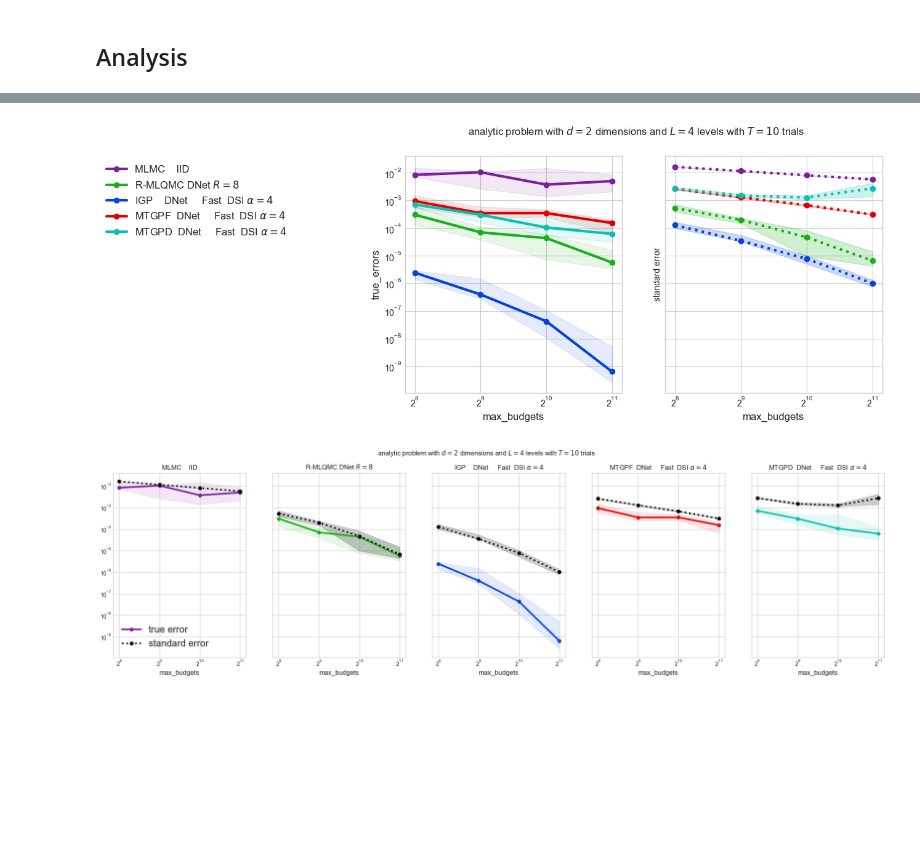
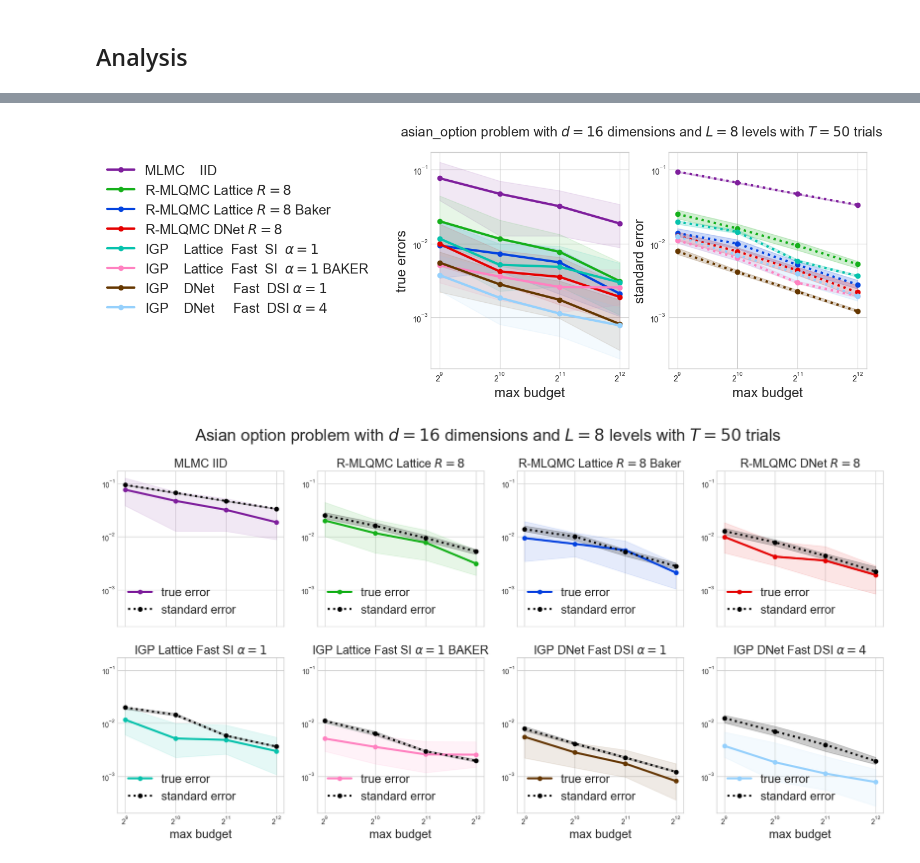
Before and after one commit to sandialabs/mlqmcpy, a Jupyter notebook: examples/budgeted_comparison/budgeted_comparison.ipynb, the cells around one changed output, grey strips where cells are left out. Drawn from its saved outputs; the diff is of its cells as text; code cells hidden in the pictures; blank space fills up the shorter version.

Commit message:
generate some nicer figures for MCM25 talk

```diff
--- a/examples/budgeted_comparison/budgeted_comparison.ipynb
+++ b/examples/budgeted_comparison/budgeted_comparison.ipynb
@@ -27,19 +27,19 @@ display(HTML("<style>pre { white-space: pre !important; }</style>"))
 # %% [markdown]
 ## Experiment
 # %%
-force_experiment = True
-# problem_dim_levels = (analytic,2,4)
-# problem_dim_levels = (borehole,8,2)
-# problem_dim_levels = (elliptic,8,4)
-# problem_dim_levels = (asian_option,16,8)
-problem_dim_levels = (steady_state_diffusion_1d,9,5)
+force_experiment = False
+#problem_dim_levels = (analytic,2,4)
+#problem_dim_levels = (borehole,8,2)
+#problem_dim_levels = (elliptic,8,4)
+problem_dim_levels = (asian_option,16,8)
+#problem_dim_levels = (steady_state_diffusion_1d,9,5)
 problem,dimension,num_levels = problem_dim_levels
-dataroot = "budgeted_comparison_data/comp.%s.d%d.levels%d.TEMP.replications/"%(problem.__name__,dimension,num_levels)
+dataroot = "budgeted_comparison_data/comp.%s.d%d.levels%d.BEST.replications/"%(problem.__name__,dimension,num_levels)
 if not os.path.exists(dataroot): os.makedirs(dataroot)
 if not os.path.isfile(dataroot+"data.npy") or force_experiment:
     # parameters
     # max_budgets = 2**np.arange(8,15)
-    max_budgets = 2**np.arange(8,12)
+    max_budgets = 2**np.arange(4,8)
     initial_cost_prop_max_budget = 1/4
     kwargs_fastgp_construct = {"requires_grad_lengthscales":True,"requires_grad_noise":False}
     kwargs_fastgp_fit = {"loss_metric":"MLL","stop_crit_improvement_threshold":1e0,"verbose":0}
@@ -68,7 +68,7 @@ if not os.path.isfile(dataroot+"data.npy") or force_experiment:
         # (r"R-MLQMC Lattice $R=32$ Baker",mp.GreedyMLQMCIterator,{"discrete_distribution_type":qp.Lattice,"replications":32},"BAKER"),
         # (r"R-MLQMC Lattice $R=64$ Baker",mp.GreedyMLQMCIterator,{"discrete_distribution_type":qp.Lattice,"replications":64},"BAKER"),
         ##  DNET
-        (r"R-MLQMC DNet $R=8$",mp.GreedyMLQMCIterator,{"discrete_distribution_type":qp.DigitalNetB2,"replications":8},None),
+        #(r"R-MLQMC DNet $R=8$",mp.GreedyMLQMCIterator,{"discrete_distribution_type":qp.DigitalNetB2,"replications":8},None),
         # (r"R-MLQMC DNet $R=16$",mp.GreedyMLQMCIterator,{"discrete_distribution_type":qp.DigitalNetB2,"replications":16},None),
         # (r"R-MLQMC DNet $R=32$",mp.GreedyMLQMCIterator,{"discrete_distribution_type":qp.DigitalNetB2,"replications":32},None),
         # (r"R-MLQMC DNet $R=64$",mp.GreedyMLQMCIterator,{"discrete_distribution_type":qp.DigitalNetB2,"replications":64},None),
@@ -267,42 +267,48 @@ fig.savefig(dataroot+"sample_allocation.pdf",transparent=True,bbox_inches="tight
 # %%
 fig,ax = pyplot.subplots(nrows=1,ncols=2,figsize=(5*2,5),sharey=True,sharex=True)
 for i,name in enumerate(names):
     for j,(vals,linestyle,alpha) in enumerate(zip([true_errors[i],std_errors[i]],[None,'dotted'],[.1,.2])):
         q_low = np.nanquantile(vals,.25,axis=1)
         q_med = np.nanquantile(vals,.5,axis=1)
         q_high = np.nanquantile(vals,.75,axis=1)
         ax[j].plot(max_budgets,q_med,marker='o',linestyle=linestyle,label=name,linewidth=LW,alpha=1,color=COLORS[i])
         #ax[j].scatter(costs[i],vals,color=COLORS[i])
         ax[j].fill_between(max_budgets,q_low,q_high,alpha=alpha,color=COLORS[i])
-ax[0].legend(frameon=False,fontsize="large",bbox_to_anchor=(-.5,1))
+ax[0].legend(frameon=False,fontsize="xx-large",bbox_to_anchor=(-.25,1))
 ax[0].set_yscale("log",base=10)
 ax[0].set_xscale("log",base=2)
-ax[0].set_ylabel("true_errors",fontsize="large")
-ax[1].set_ylabel("standard error")
+ax[0].set_ylabel("true errors",fontsize="xx-large")
+ax[1].set_ylabel("standard error",fontsize="xx-large")
 for j in range(2):
-    ax[j].set_xlabel("max_budgets",fontsize="large")
-fig.suptitle(r"%s problem with $d = %d$ dimensions and $L = %d$ levels with $T=%d$ trials"%(problem.__name__,dimension,num_levels,trials),fontsize="large");
+    ax[j].set_xlabel("max budget",fontsize="xx-large")
+    ax[j].tick_params(labelleft=True)
+fig.suptitle(r"%s problem with $d = %d$ dimensions and $L = %d$ levels with $T=%d$ trials"%(problem.__name__,dimension,num_levels,trials),fontsize="xx-large");
 fig.savefig(dataroot+"convergence_by_error.pdf",transparent=True,bbox_inches="tight")
-fig,ax = pyplot.subplots(nrows=1,ncols=len(names),figsize=(5*len(names),5+1),sharey=True,sharex=True)
+ncols = 4
+nrows = int(np.ceil(len(names)/ncols))
+fig,ax = pyplot.subplots(nrows=nrows,ncols=ncols,figsize=(5*ncols,4.5*nrows),sharey=True,sharex=True)
 for i,name in enumerate(names):
+    ii0,ii1 = i//ncols,i%ncols
     for j,(error_metric,vals,linestyle,alpha,color) in enumerate(zip(["true error","standard error"],[true_errors[i],std_errors[i]],[None,'dotted'],[.1,.2],[COLORS[i],'k'])):
         q_low = np.nanquantile(vals,.25,axis=1)
         q_med = np.nanquantile(vals,.5,axis=1)
         q_high = np.nanquantile(vals,.75,axis=1)
-        ax[i].plot(max_budgets,q_med,marker='o',linestyle=linestyle,label=error_metric,linewidth=LW,alpha=1,color=color)
-        #ax[j].scatter(costs[i],vals,color=COLORS[i])
-        ax[i].fill_between(max_budgets,q_low,q_high,alpha=alpha,color=color)
-        ax[i].set_title(name,fontsize="large")
-ax[0].legend(frameon=False,fontsize="xx-large")
-ax[0].set_yscale("log",base=10)
-ax[0].set_xscale("log",base=2)
-for j in range(len(names)):
-    ax[j].set_xlabel("max_budgets",fontsize="large")
-fig.suptitle(r"%s problem with $d = %d$ dimensions and $L = %d$ levels with $T=%d$ trials"%(problem.__name__,dimension,num_levels,trials),fontsize="large");
+        ax[ii0,ii1].plot(max_budgets,q_med,marker='o',linestyle=linestyle,label=error_metric,linewidth=LW,alpha=1,color=color)
+        #ax[ii0,ii1].scatter(costs[i],vals,color=COLORS[i])
+        ax[ii0,ii1].fill_between(max_budgets,q_low,q_high,alpha=alpha,color=color)
+        ax[ii0,ii1].set_title(' '.join(name.split()),fontsize="xx-large")
+        ax[ii0,ii1].legend(frameon=False,fontsize="xx-large",loc="lower left")
+ax[0,0].set_yscale("log",base=10)
+ax[0,0].set_xscale("log",base=2)
+for j in range(ncols):
+    ax[-1,j].set_xlabel("max budget",fontsize="xx-large")
+    for i in range(nrows):
+        ax[i,j].tick_params(labelleft=True)
+fig.suptitle(r"%s problem with $d = %d$ dimensions and $L = %d$ levels with $T=%d$ trials"%(problem.__name__.replace('_',' ').replace('asian','Asian'),dimension,num_levels,trials),fontsize=24);
 fig.savefig(dataroot+"convergence_by_method.pdf",transparent=True,bbox_inches="tight")
 # %% [output]
-[figure, old version]
+[figure, new version]
-[figure, old version]
+[figure, new version]
 # %%
 nrows = len(max_budgets)
 ncols = len(names)
```
Also changed, not shown: parts of 4 cells of this notebook.
